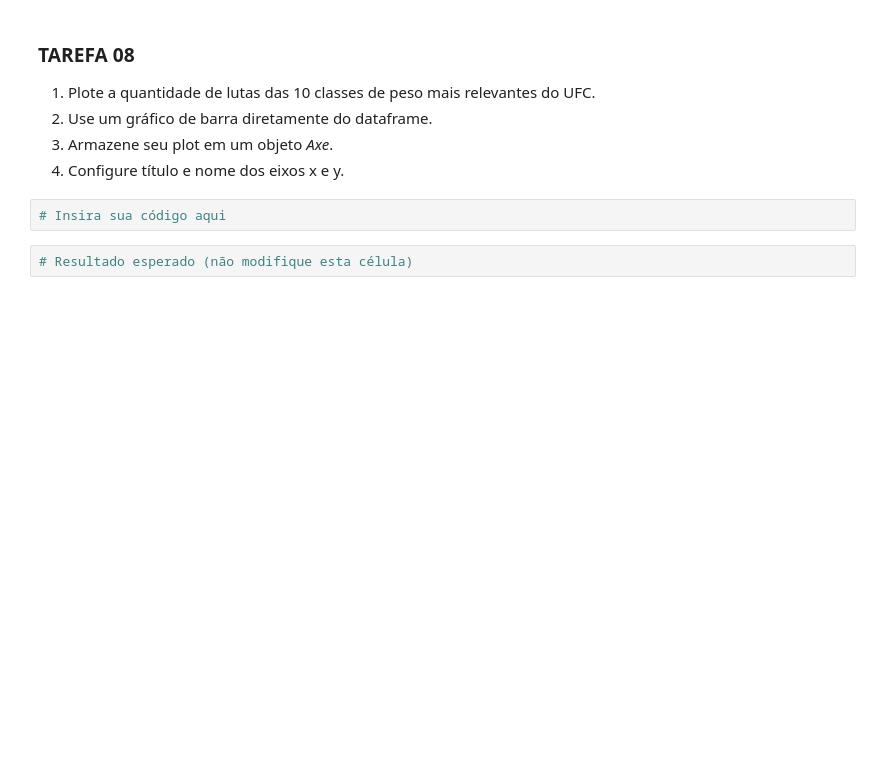
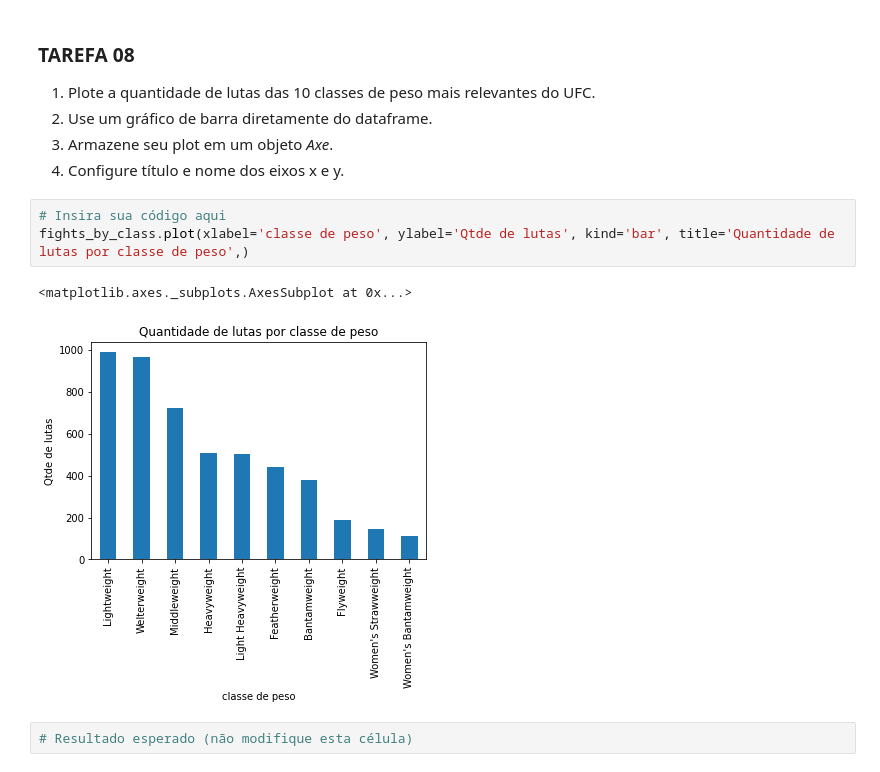
Before and after one commit to robsonbfreitas/visualizacao_exploratoria_exercicios, a Jupyter notebook: 01-exercicios-matplotlib/visualizacao-com-matplotlib.ipynb, the cells around one changed output. Saved outputs shown, nothing was run; the diff lists cells and outputs as text; blank space fills up the shorter version.

```diff
--- a/01-exercicios-matplotlib/visualizacao-com-matplotlib.ipynb
+++ b/01-exercicios-matplotlib/visualizacao-com-matplotlib.ipynb
@@ -257,8 +280,12 @@ fights_by_class = fights['weight_class'].value_counts()[:10]
 2. Use um gráfico de barra diretamente do dataframe.
 3. Armazene seu plot em um objeto *Axe*.
 4. Configure título e nome dos eixos x e y.
-# %%
-# Insira sua código aqui
+# %%
+# Insira sua código aqui
+fights_by_class.plot(xlabel='classe de peso', ylabel='Qtde de lutas', kind='bar', title='Quantidade de lutas por classe de peso',)
+# %% [output]
+<matplotlib.axes._subplots.AxesSubplot at 0x...>
+[figure, added]
 # %%
 # Resultado esperado (não modifique esta célula)
 # %% [output]
```
Also changed, not shown: parts of 5 cells of this notebook.
